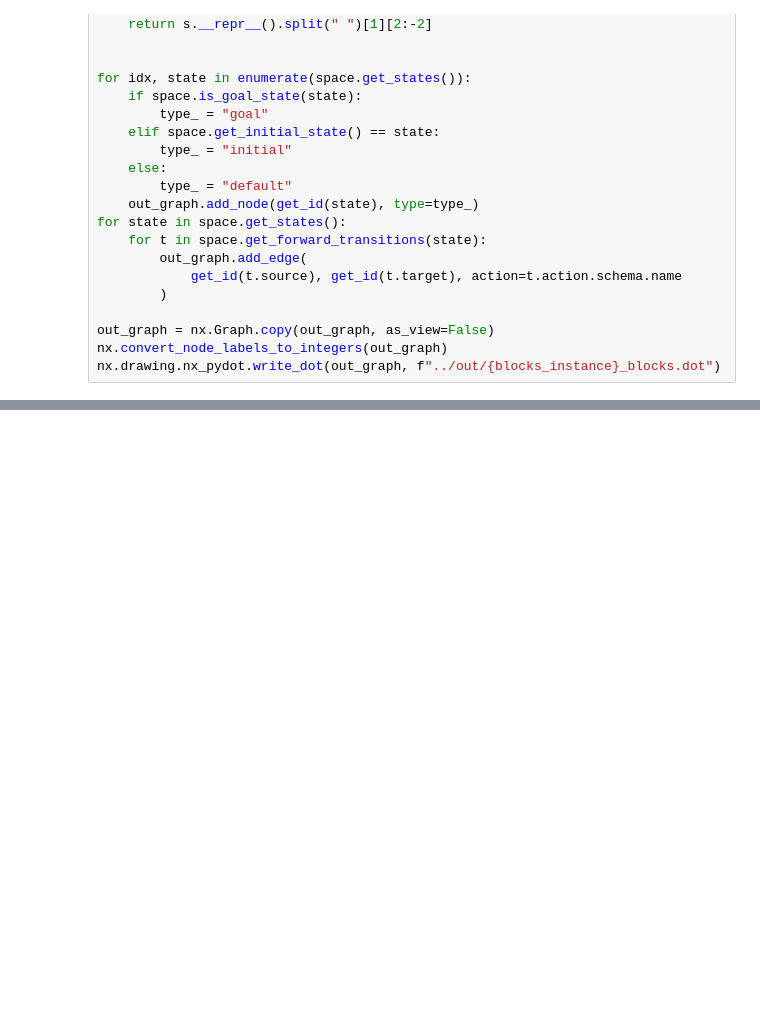
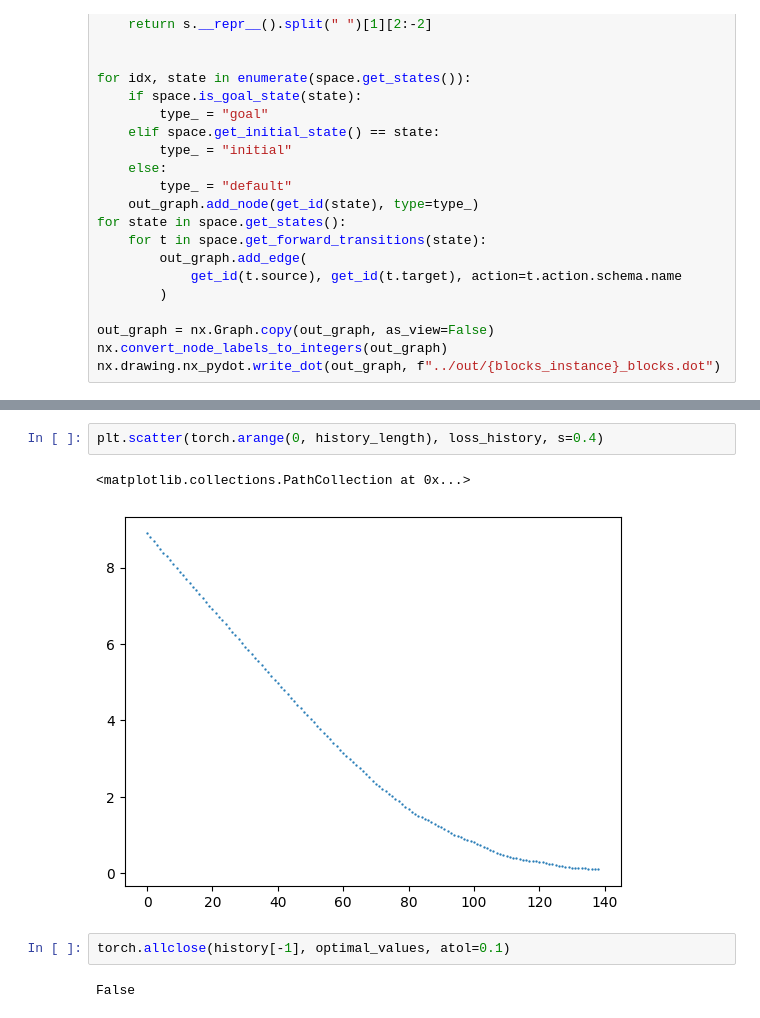
Before and after one commit to maichmueller/plangolin, a Jupyter notebook: notebooks/visz_state_space.ipynb, the cells around one changed output, grey strips where cells are left out. Saved outputs shown, nothing was run; the diff lists cells and outputs as text; blank space fills up the shorter version.

```diff
--- a/notebooks/visz_state_space.ipynb
+++ b/notebooks/visz_state_space.ipynb
@@ -255,0 +305,9 @@ nx.drawing.nx_pydot.write_dot(out_graph, f"../out/{blocks_instance}_blocks.dot")
+# %%
+plt.scatter(torch.arange(0, history_length), loss_history, s=0.4)
+# %% [output]
+<matplotlib.collections.PathCollection at 0x...>
+[figure, added]
+# %%
+torch.allclose(history[-1], optimal_values, atol=0.1)
+# %% [output]
+False
```
Also changed, not shown: parts of 23 cells of this notebook, 3 other files.
